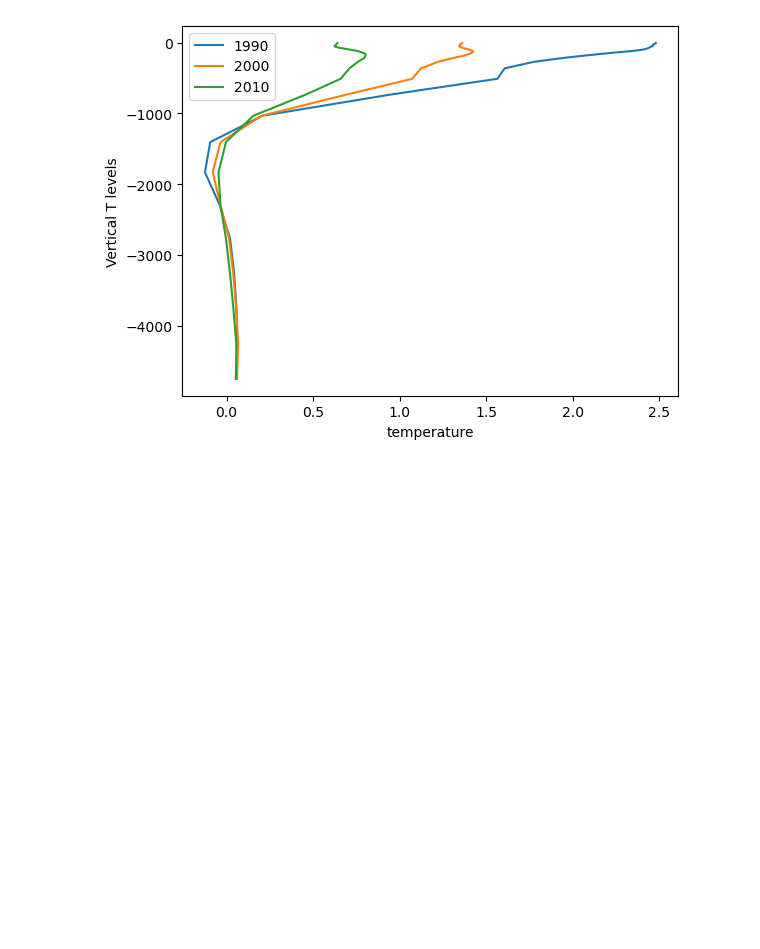
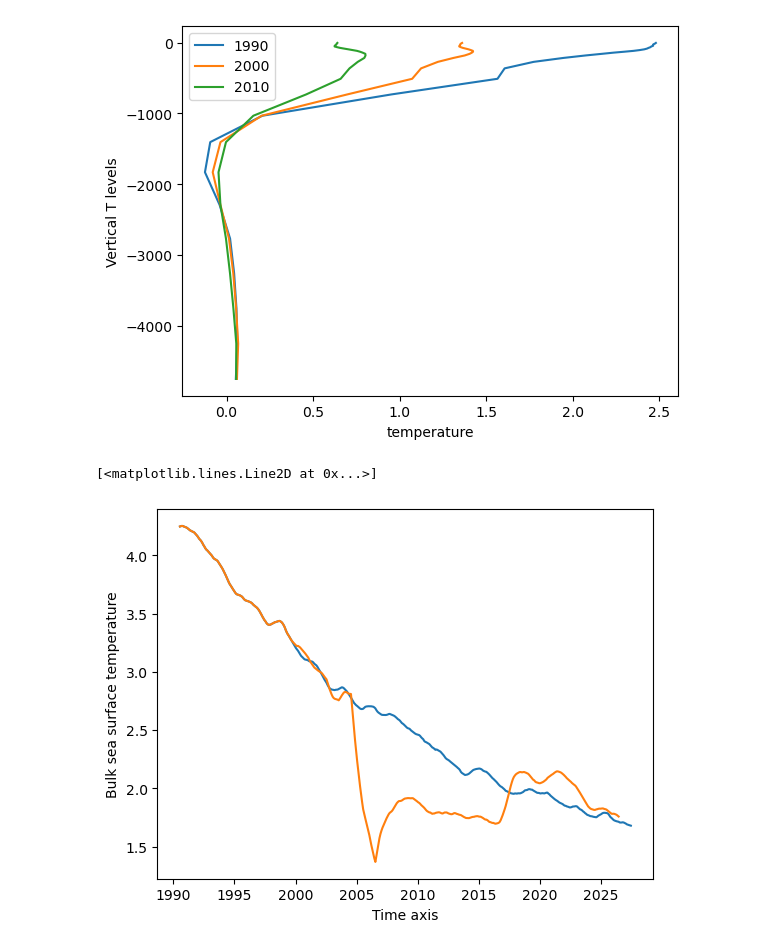
Before and after one commit to asozza/stece, a Jupyter notebook: osprey/notebooks/test_reader.ipynb, the cells around one changed output. Drawn from its saved outputs; the diff is of its cells as text; code cells hidden in the pictures; blank space fills up the shorter version.

```diff
--- a/osprey/notebooks/test_reader.ipynb
+++ b/osprey/notebooks/test_reader.ipynb
@@ -82,0 +72,6 @@ plt.gca().legend(['1990','2000','2010'])
+# %%
+timeseries_diff_mf(expname1='lfr0', startyear1=1990, endyear1=2027, expname2='lfr0', startyear2=2390, endyear2=2400, var='tos', cost_type="diff")
+timeseries_diff_mf(expname1='FE00', startyear1=1990, endyear1=2027, expname2='lfr0', startyear2=2390, endyear2=2400, var='tos', cost_type="diff")
+# %% [output]
+[<matplotlib.lines.Line2D at 0x...>]
+[figure, added]
```
Also changed, not shown: parts of 9 cells of this notebook, 3 other files.
